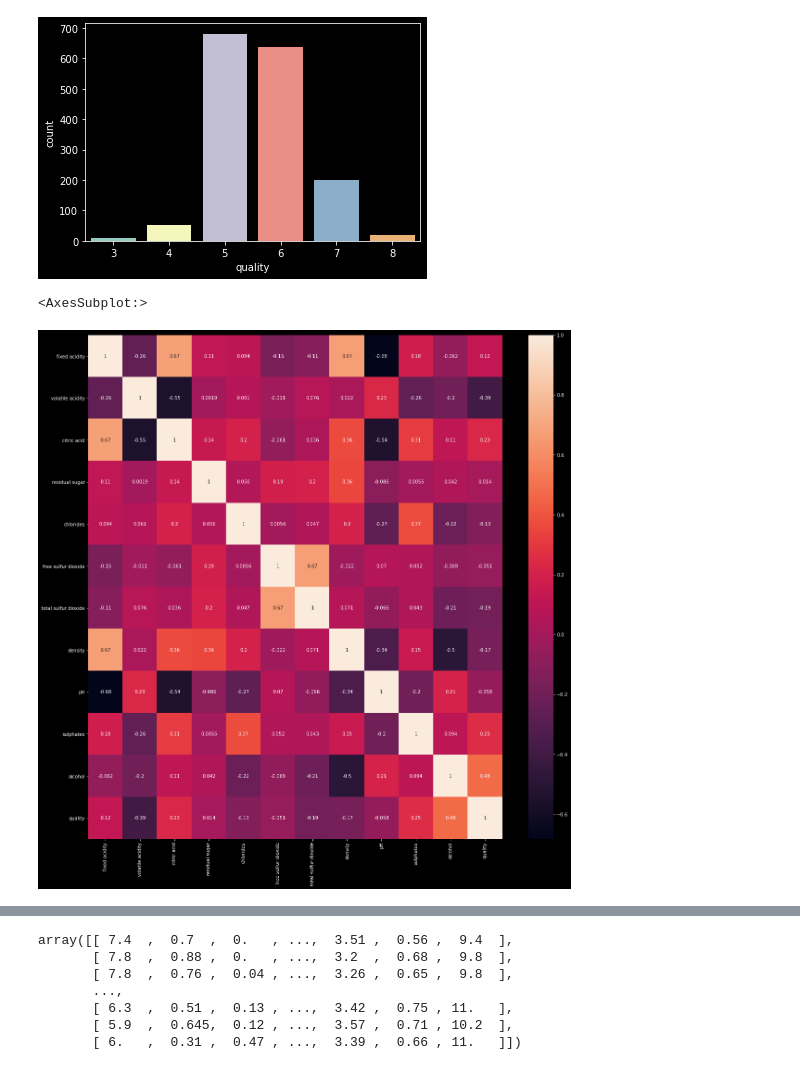
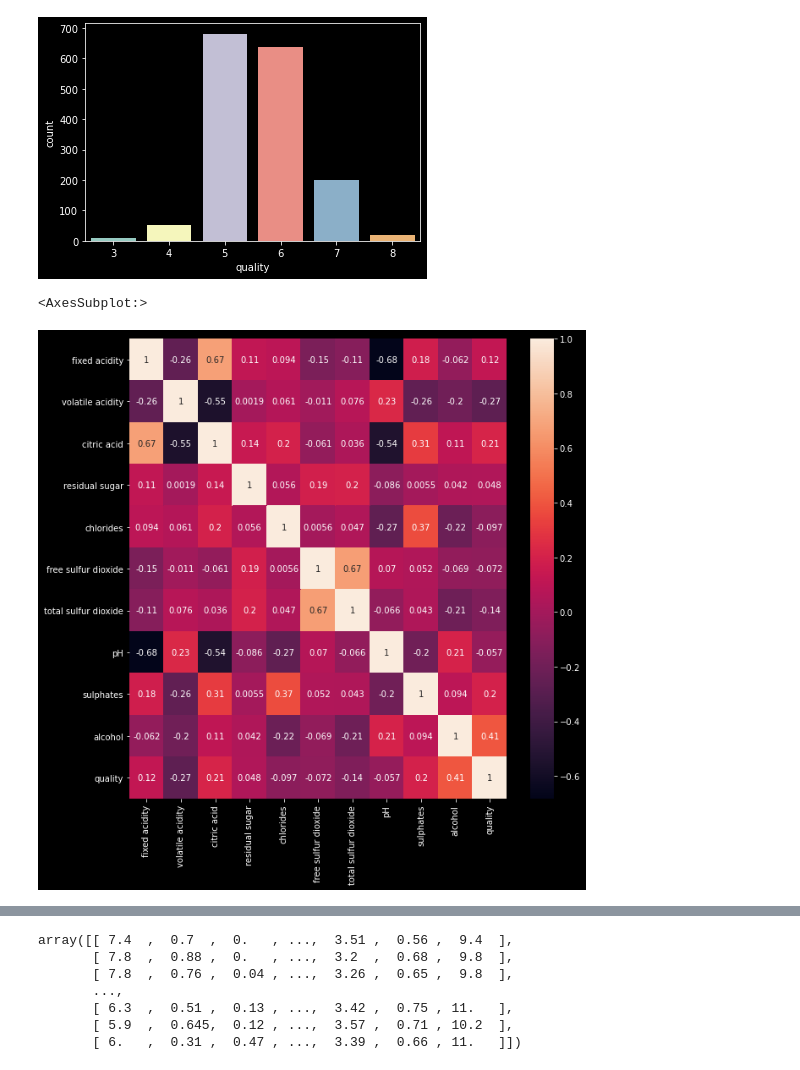
Before and after one commit to bensontjohn/ML-and-Statistics-assessment, a Jupyter notebook: scikit-learn.ipynb, the cells around one changed output, grey strips where cells are left out. Saved outputs shown, nothing was run; the diff lists cells and outputs as text; code cells hidden in the pictures.

```diff
--- a/scikit-learn.ipynb
+++ b/scikit-learn.ipynb
@@ -304,0 +313,2 @@ df_wine.describe()
+# %%
+df_wine.drop(labels='density', axis=1, inplace=True) #dropped 'density' column
@@ -326,8 +389,8 @@ sns.countplot(x='quality', data=df_wine)
 <AxesSubplot:xlabel='quality', ylabel='count'>
 [figure]
 # %%
-plt.figure(figsize=(20,20))
+plt.figure(figsize=(10,10))
 sns.heatmap(df_wine.corr(),annot=True)
 # %% [output]
 <AxesSubplot:>
-[figure, old version]
+[figure, new version]
```
Also changed, not shown: parts of 14 cells of this notebook.
